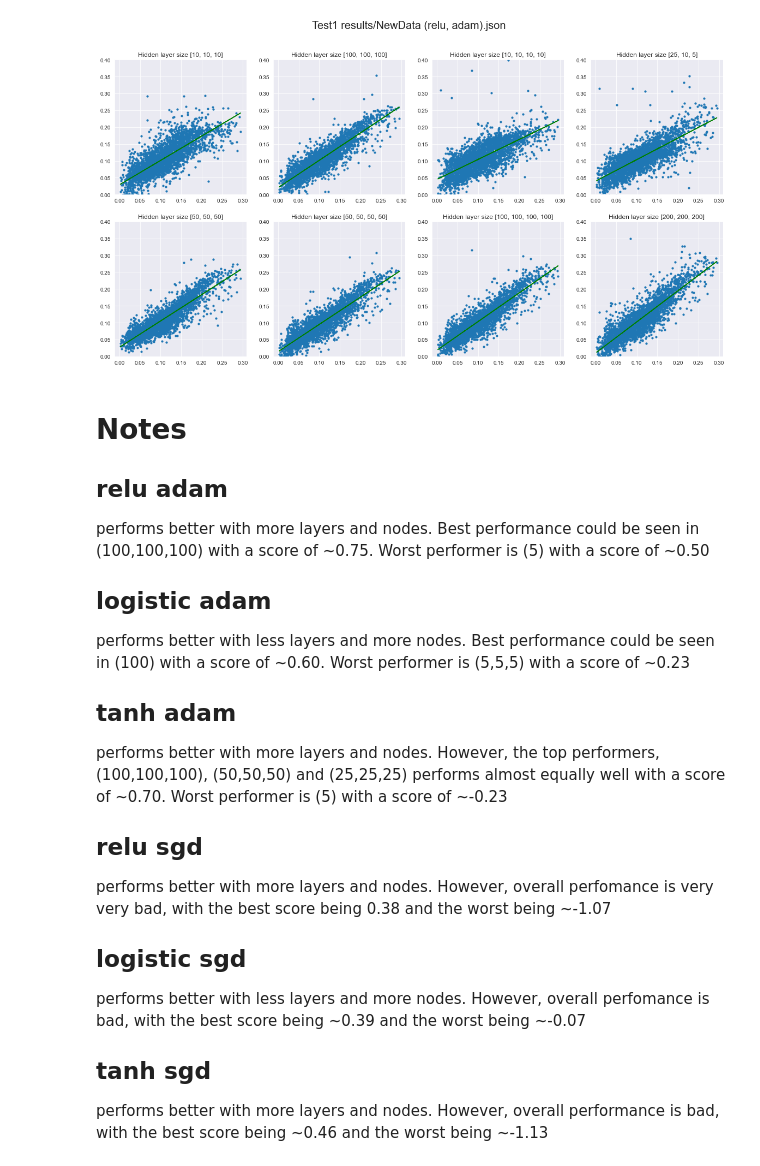
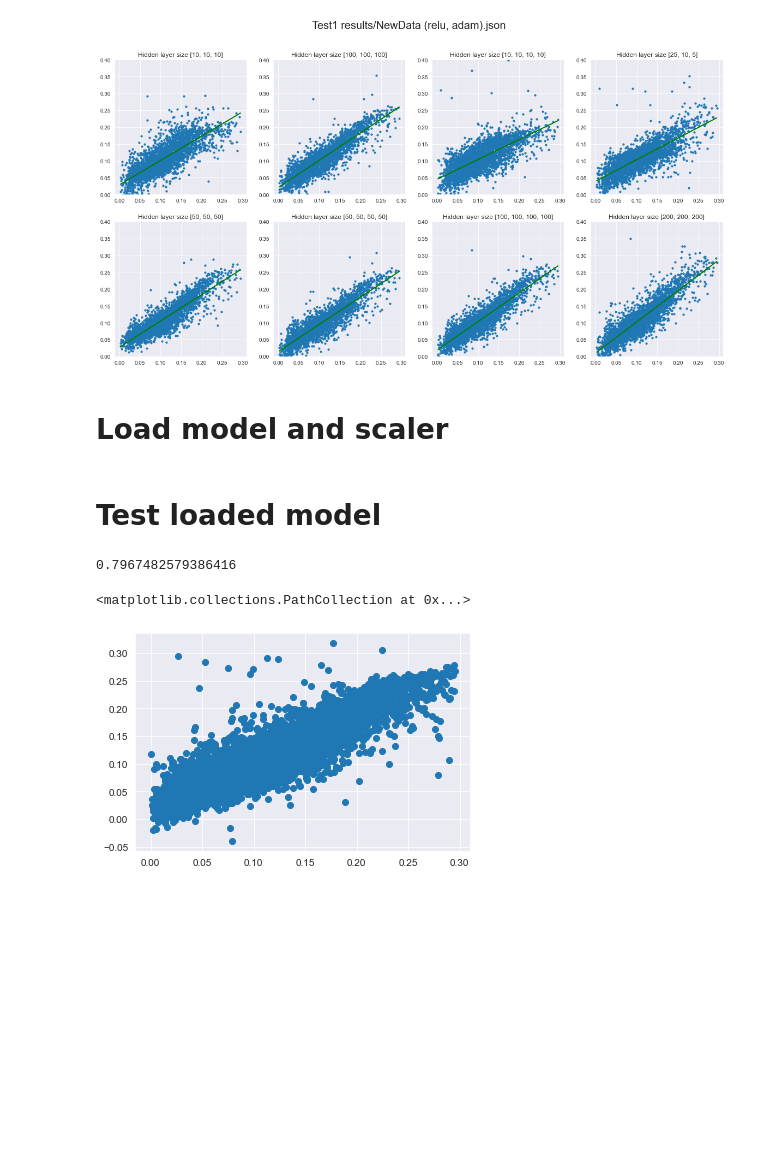
Before and after one commit to NiwEoj/Dr-Soo-ML, a Jupyter notebook: First ML/First ML.ipynb, the cells around one changed output. Saved outputs shown, nothing was run; the diff lists cells and outputs as text; code cells hidden in the pictures; blank space fills up the shorter version.

Commit message:
updated scaler and added model saving

```diff
--- a/First ML/First ML.ipynb
+++ b/First ML/First ML.ipynb
@@ -280,25 +280,22 @@ for i in range(row):
 plt.show()
 # %% [output]
 [figure]
-# %% [markdown]
-# Notes
-## relu adam
-performs better with more layers and nodes. Best performance could be seen in (100,100,100) with a score of ~0.75.
-Worst performer is (5) with a score of ~0.50
-
-## logistic adam
-performs better with less layers and more nodes. Best performance could be seen in (100) with a score of ~0.60.
-Worst performer is (5,5,5) with a score of ~0.23
-
-## tanh adam
-performs better with more layers and nodes. However, the top performers, (100,100,100), (50,50,50) and (25,25,25) performs almost equally well with a score of ~0.70.
-Worst performer is (5) with a score of ~-0.23
-
-## relu sgd
-performs better with more layers and nodes. However, overall perfomance is very very bad, with the best score being 0.38 and the worst being ~-1.07
-
-## logistic sgd
-performs better with less layers and more nodes. However, overall perfomance is bad, with the best score being ~0.39 and the worst being ~-0.07
-
-## tanh sgd
-performs better with more layers and nodes. However, overall performance is bad, with the best score being ~0.46 and the worst being ~-1.13
+# %% [markdown]
+# Load model and scaler
+# %%
+ldmodel = joblib.load('Saved models and scalers/MLP models and scalers 1/MLP - (100, 100, 100, 100), adam, relu, dataset 0, random state 33.pkl')
+ldscaler = joblib.load('Saved models and scalers/MLP models and scalers 1/Scaler - (100, 100, 100, 100), adam, relu, dataset 0.pkl')
+# %% [markdown]
+# Test loaded model
+# %%
+# read test data
+tdataX = datasetX[1]
+
+testX = ldscaler.transform(tdataX)
+ypredict = ldmodel.predict(testX)
+print(ldmodel.score(testX,datasetY[1]))
+plt.scatter(datasetY[1],ypredict)
+# %% [output]
+0.7967482579386416
+<matplotlib.collections.PathCollection at 0x...>
+[figure, added]
```
